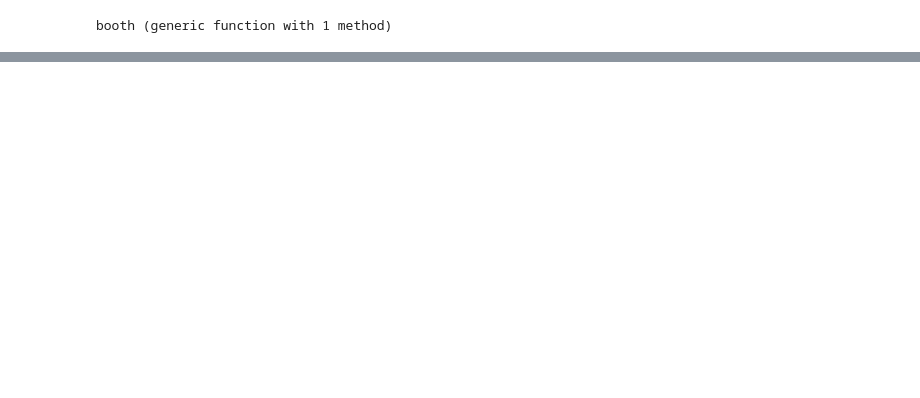
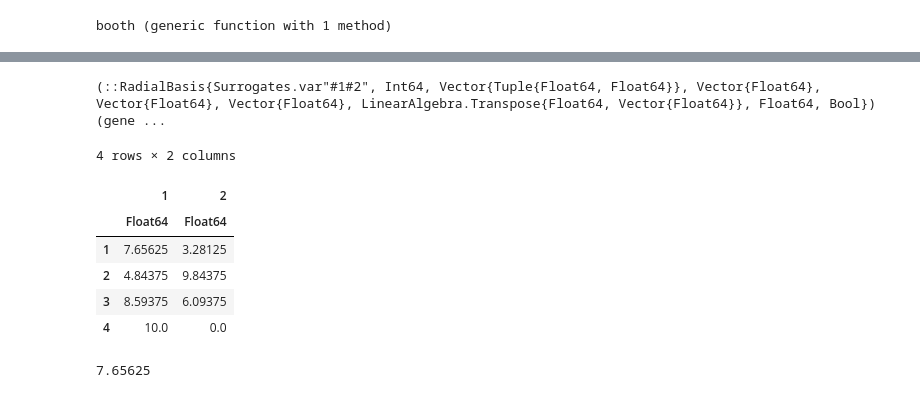
Before and after one commit to potatohash78/QBC_Sampling, a Jupyter notebook: qbc_sampling/Kriging Model.ipynb, the cells around one changed output, grey strips where cells are left out. Drawn from its saved outputs; the diff is of its cells as text; code cells hidden in the pictures; blank space fills up the shorter version.

```diff
--- a/qbc_sampling/Kriging Model.ipynb
+++ b/qbc_sampling/Kriging Model.ipynb
@@ -219,0 +154,11 @@ x
+# %%
+n_samples = 20
+lower_bound = [-5.0, 0.0]
+upper_bound = [10.0, 15.0]
+
+xys = sample(n_samples, lower_bound, upper_bound, SobolSample())
+push!(xys, (-5, 0))
+push!(xys, (-5, 15))
+push!(xys, (10, 0))
+push!(xys, (10, 15))
+zs = booth.(xys);
@@ -219,0 +175,4 @@ x
+# %%
+radial_basis = RadialBasis(xys, zs,  lower_bound, upper_bound)
+# %% [output]
+(::RadialBasis{Surrogates.var"#1#2", Int64, Vector{Tuple{Float64, Float64}}, Vector{Float64}, Vector{Float64}, Vector{Float64}, LinearAlgebra.Transpose{Float64, Vector{Float64}}, Float64, Bool}) (gene ...
@@ -219,0 +225,15 @@ x
+# %%
+a, b = splitdf(DataFrame(xys), 0.2)
+a
+# %% [output]
+4 rows × 2 columns
+|  | 1 | 2 |
+|  | Float64 | Float64 |
+| 1 | 7.65625 | 3.28125 |
+| 2 | 4.84375 | 9.84375 |
+| 3 | 8.59375 | 6.09375 |
+| 4 | 10.0 | 0.0 |
+# %%
+c = Matrix(a)
+# %% [output]
+7.65625
```
Also changed, not shown: parts of 18 cells of this notebook.
